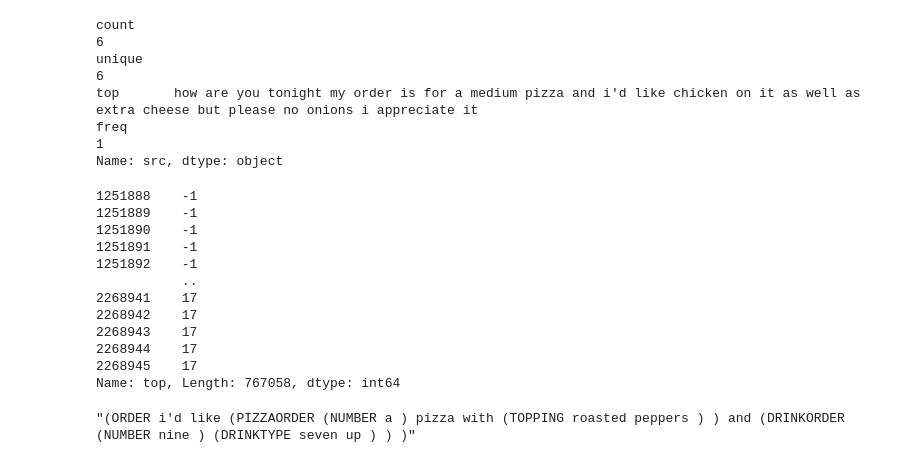
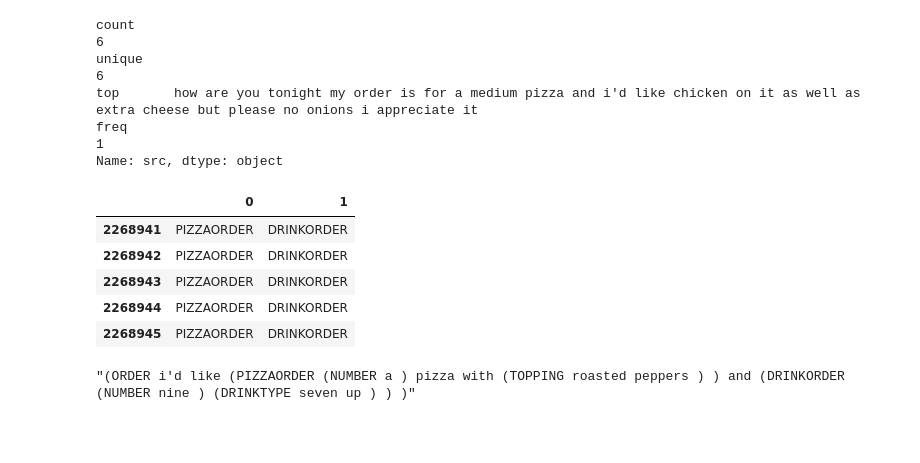
Before and after one commit to ahmedtarekabd/NLP-Pizza-NER, a Jupyter notebook: pizza_ner.ipynb, the cells around one changed output. Drawn from its saved outputs; the diff is of its cells as text; code cells hidden in the pictures; blank space fills up the shorter version.

```diff
--- a/pizza_ner.ipynb
+++ b/pizza_ner.ipynb
@@ -63,5 +67,5 @@ tqdm.tqdm.pandas()
 # %%
-DATASET_PATH = "/kaggle/input/pizza-dataset" # Kaggle
+DATASET_PATH = "/kaggle/input/pizza-dataset/dataset" # Kaggle
 DATASET_PATH = "./data/dataset" # Local
 
 OUTPUT_ROOT_PATH = "/kaggle/working" # Kaggle
@@ -272,21 +322,16 @@ unique
 top       how are you tonight my order is for a medium pizza and i'd like chicken on it as well as extra cheese but please no onions i appreciate it
 freq                                                                                                                                               1
 Name: src, dtype: object
-# %%
-df_train['top'][df_train['top'].str.find("DRINKORDER") > 0].str.find("PIZZAORDER")
-# %% [output]
-1251888    -1
-1251889    -1
-1251890    -1
-1251891    -1
-1251892    -1
-           ..
-2268941    17
-2268942    17
-2268943    17
-2268944    17
-2268945    17
-Name: top, Length: 767058, dtype: int64
+# %%
+# Are there any orders containing both DRINKORDER and PIZZAORDER?
+df_train['top'].str.extract(rf"(PIZZAORDER).*(DRINKORDER)").dropna().tail()
+# %% [output]
+|  | 0 | 1 |
+| 2268941 | PIZZAORDER | DRINKORDER |
+| 2268942 | PIZZAORDER | DRINKORDER |
+| 2268943 | PIZZAORDER | DRINKORDER |
+| 2268944 | PIZZAORDER | DRINKORDER |
+| 2268945 | PIZZAORDER | DRINKORDER |
 # %%
 df_train.iloc[2268941]['top']
 # %% [output]
```
Also changed, not shown: parts of 28 cells of this notebook, 5 other files.
